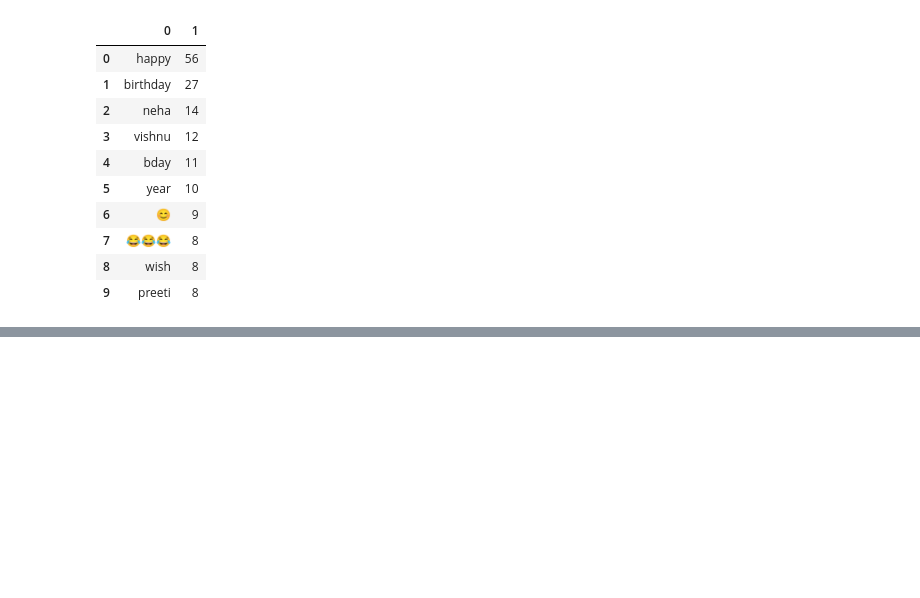
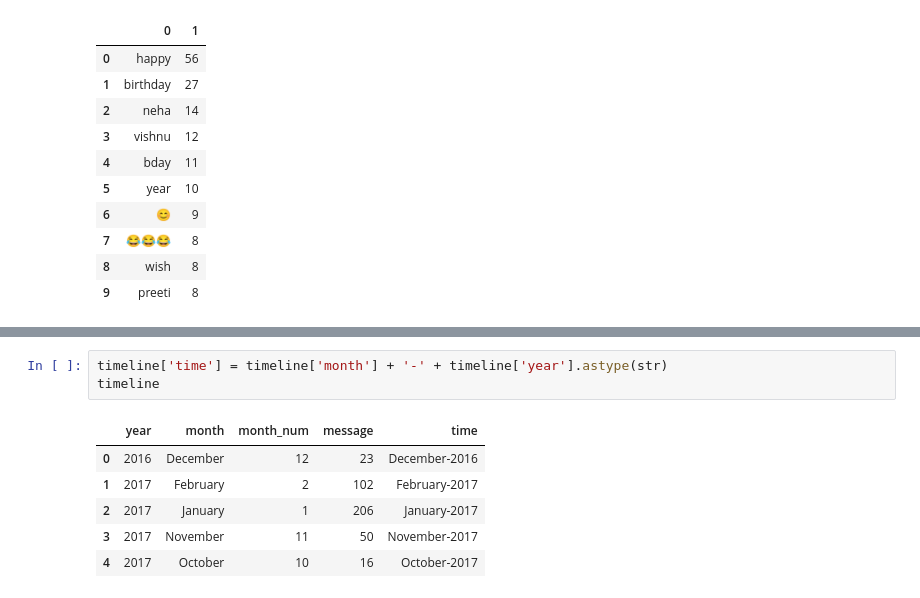
Before and after one commit to sudeepSubedi01/whatsapp-chat-analysis, a Jupyter notebook: chat-analyzer.ipynb, the cells around one changed output, grey strips where cells are left out. Drawn from its saved outputs; the diff is of its cells as text; blank space fills up the shorter version.

```diff
--- a/chat-analyzer.ipynb
+++ b/chat-analyzer.ipynb
@@ -448,0 +519,10 @@ pd.DataFrame(Counter(words).most_common(10))
+# %%
+timeline['time'] = timeline['month'] + '-' + timeline['year'].astype(str)
+timeline
+# %% [output]
+|  | year | month | month_num | message | time |
+| 0 | 2016 | December | 12 | 23 | December-2016 |
+| 1 | 2017 | February | 2 | 102 | February-2017 |
+| 2 | 2017 | January | 1 | 206 | January-2017 |
+| 3 | 2017 | November | 11 | 50 | November-2017 |
+| 4 | 2017 | October | 10 | 16 | October-2017 |
```
Also changed, not shown: parts of 30 cells of this notebook, 4 other files.
